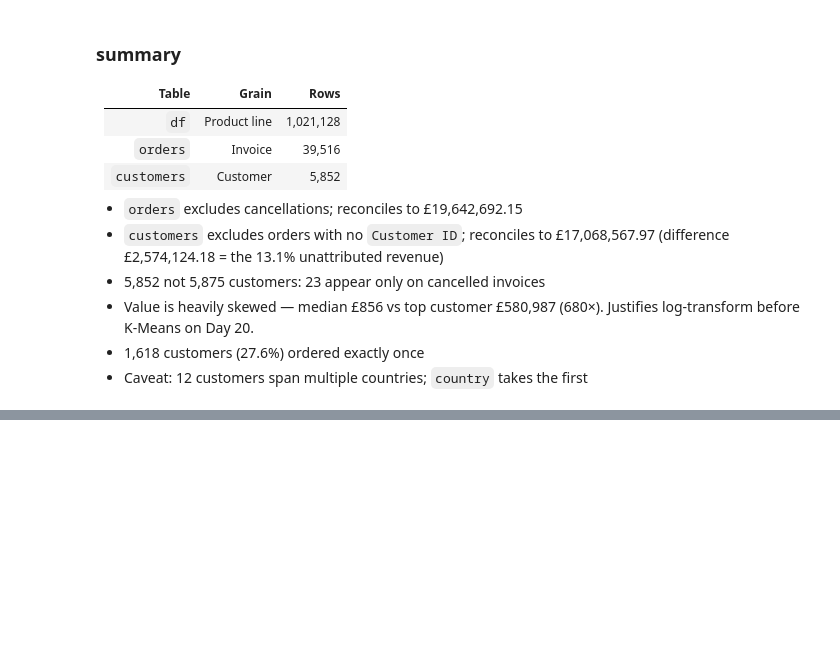
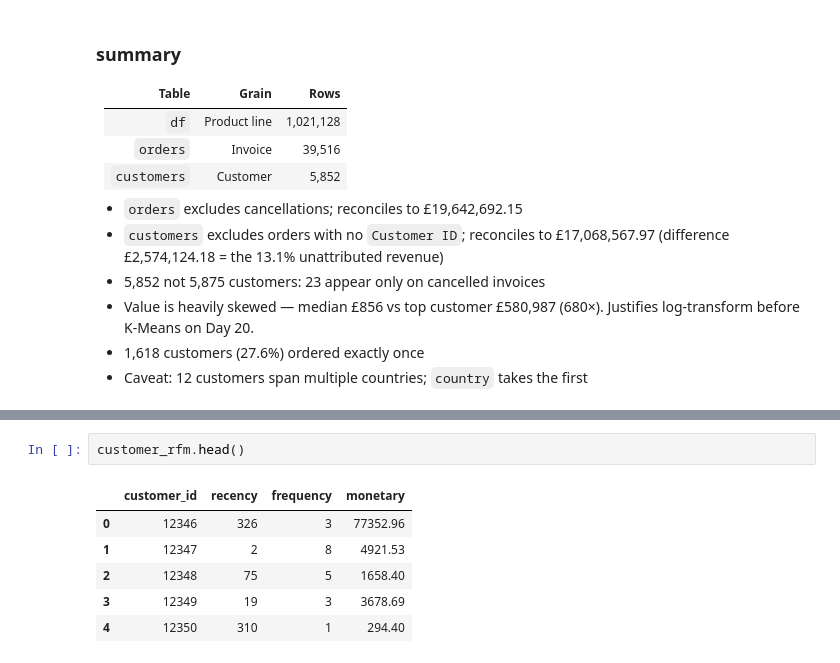
Before and after one commit to pranavsingla1207-byte/retailpulse, a Jupyter notebook: notebooks/02_feature_engineering.ipynb, the cells around one changed output, grey strips where cells are left out. Cells and saved outputs as stored; diff of their text form; blank space fills up the shorter version.

```diff
--- a/notebooks/02_feature_engineering.ipynb
+++ b/notebooks/02_feature_engineering.ipynb
@@ -213,0 +296,9 @@ np.float64(17068567.97)
+# %%
+customer_rfm.head()
+# %% [output]
+|  | customer_id | recency | frequency | monetary |
+| 0 | 12346 | 326 | 3 | 77352.96 |
+| 1 | 12347 | 2 | 8 | 4921.53 |
+| 2 | 12348 | 75 | 5 | 1658.40 |
+| 3 | 12349 | 19 | 3 | 3678.69 |
+| 4 | 12350 | 310 | 1 | 294.40 |
```
Also changed, not shown: parts of 15 cells of this notebook.
